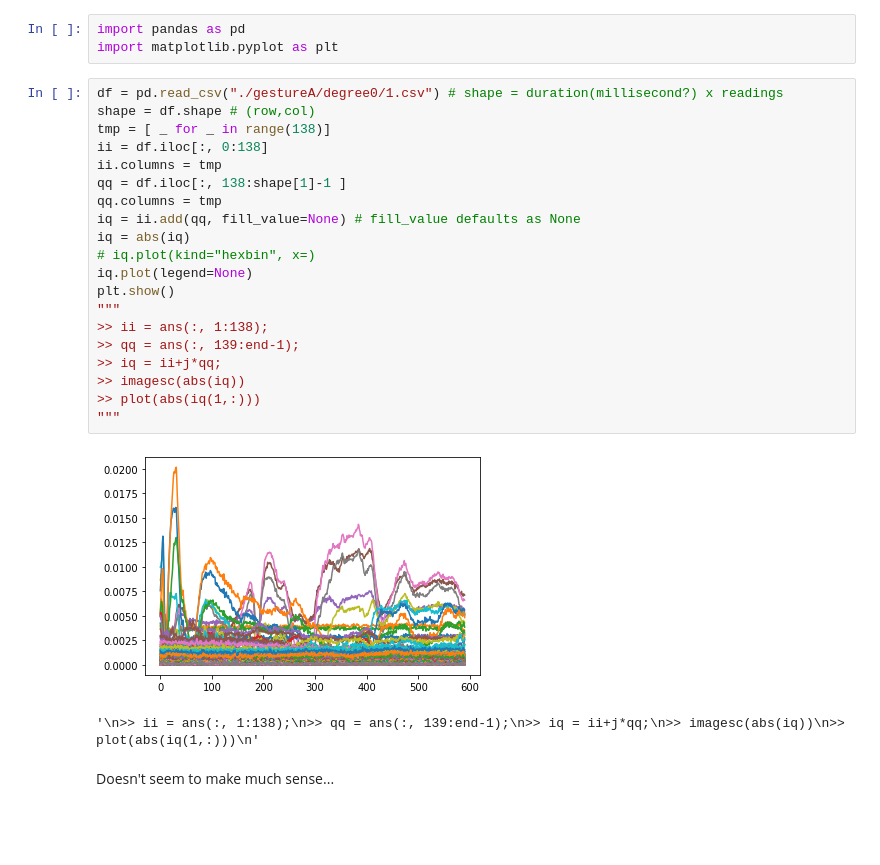
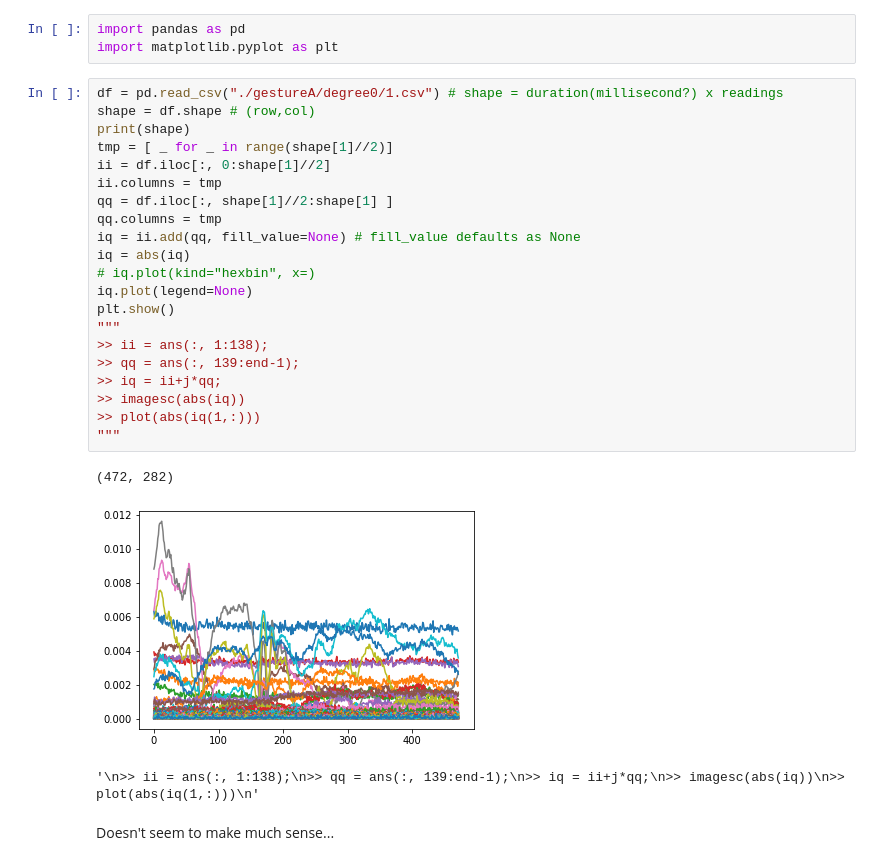
Before and after one commit to TanShengRong/FYP-RPI-RF-Sensing, a Jupyter notebook: readings.ipynb, the cells around one changed output. Saved outputs shown, nothing was run; the diff lists cells and outputs as text; blank space fills up the shorter version.

```diff
--- a/readings.ipynb
+++ b/readings.ipynb
@@ -40,26 +38,28 @@ import matplotlib.pyplot as plt
 # %%
 df = pd.read_csv("./gestureA/degree0/1.csv") # shape = duration(millisecond?) x readings
 shape = df.shape # (row,col)
-tmp = [ _ for _ in range(138)]
-ii = df.iloc[:, 0:138]
+print(shape)
+tmp = [ _ for _ in range(shape[1]//2)]
+ii = df.iloc[:, 0:shape[1]//2]
 ii.columns = tmp
-qq = df.iloc[:, 138:shape[1]-1 ]
+qq = df.iloc[:, shape[1]//2:shape[1] ]
 qq.columns = tmp
 iq = ii.add(qq, fill_value=None) # fill_value defaults as None
 iq = abs(iq)
 # iq.plot(kind="hexbin", x=)
 iq.plot(legend=None)
 plt.show()
 """
 >> ii = ans(:, 1:138);
 >> qq = ans(:, 139:end-1);
 >> iq = ii+j*qq;
 >> imagesc(abs(iq))
 >> plot(abs(iq(1,:)))
 """
 # %% [output]
+(472, 282)
-[figure, old version]
+[figure, new version]
-'\n>> ii = ans(:, 1:138);\n>> qq = ans(:, 139:end-1);\n>> iq = ii+j*qq;\n>> imagesc(abs(iq))\n>> plot(abs(iq(1,:)))\n'
+'\n>> ii = ans(:, 1:138);\n>> qq = ans(:, 139:end-1);\n>> iq = ii+j*qq;\n>> imagesc(abs(iq))\n>> plot(abs(iq(1,:)))\n'
 # %% [markdown]
 Doesn't seem to make much sense...
 # %%
```
Also changed, not shown: parts of 22 cells of this notebook.
